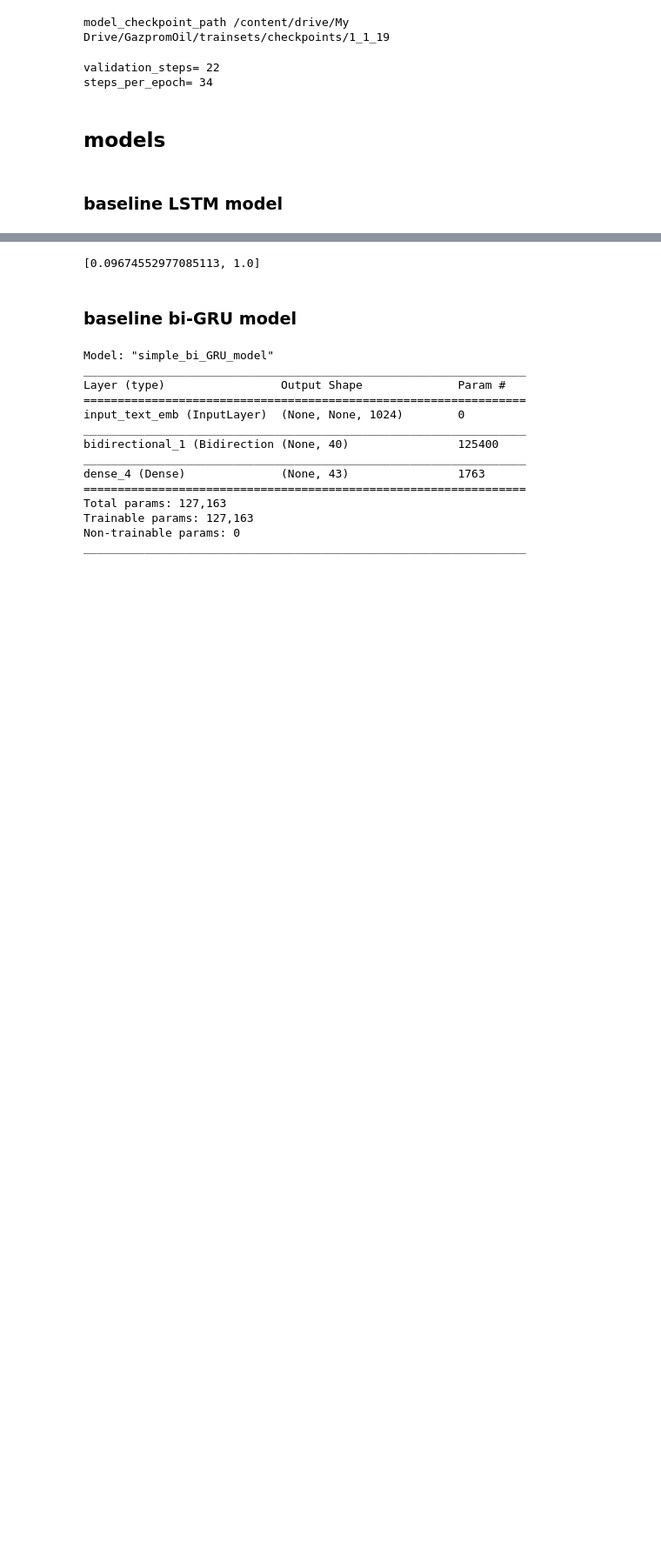
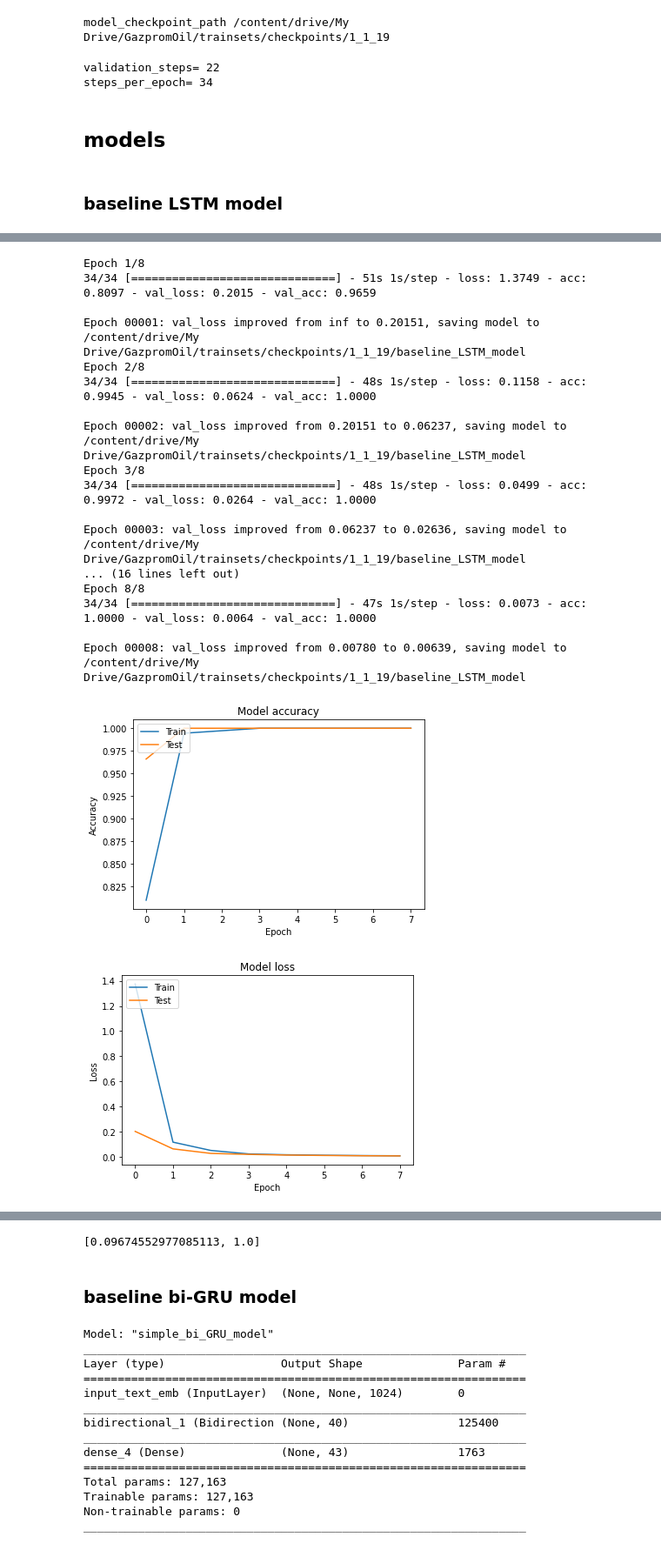
Before and after one commit to nemoware/analyser, a Jupyter notebook: notebooks/TF_subjects.ipynb, the cells around one changed output, grey strips where cells are left out. Shown at 87% size. Cells and saved outputs as stored; diff of their text form; code cells hidden in the pictures; blank space fills up the shorter version.

```diff
--- a/notebooks/TF_subjects.ipynb
+++ b/notebooks/TF_subjects.ipynb
@@ -537,0 +508,23 @@ Epoch 00004: val_loss did not improve from 0.03465
+# %%
+EPOCHS=8
+train_and_evaluate_model(model)
+# %% [output]
+Epoch 1/8
+34/34 [==============================] - 51s 1s/step - loss: 1.3749 - acc: 0.8097 - val_loss: 0.2015 - val_acc: 0.9659
+
+Epoch 00001: val_loss improved from inf to 0.20151, saving model to /content/drive/My Drive/GazpromOil/trainsets/checkpoints/1_1_19/baseline_LSTM_model
+Epoch 2/8
+34/34 [==============================] - 48s 1s/step - loss: 0.1158 - acc: 0.9945 - val_loss: 0.0624 - val_acc: 1.0000
+
+Epoch 00002: val_loss improved from 0.20151 to 0.06237, saving model to /content/drive/My Drive/GazpromOil/trainsets/checkpoints/1_1_19/baseline_LSTM_model
+Epoch 3/8
+34/34 [==============================] - 48s 1s/step - loss: 0.0499 - acc: 0.9972 - val_loss: 0.0264 - val_acc: 1.0000
+
+Epoch 00003: val_loss improved from 0.06237 to 0.02636, saving model to /content/drive/My Drive/GazpromOil/trainsets/checkpoints/1_1_19/baseline_LSTM_model
+... (16 lines left out)
+Epoch 8/8
+34/34 [==============================] - 47s 1s/step - loss: 0.0073 - acc: 1.0000 - val_loss: 0.0064 - val_acc: 1.0000
+
+Epoch 00008: val_loss improved from 0.00780 to 0.00639, saving model to /content/drive/My Drive/GazpromOil/trainsets/checkpoints/1_1_19/baseline_LSTM_model
+[figure, added]
+[figure, added]
```
Also changed, not shown: parts of 7 cells of this notebook.
